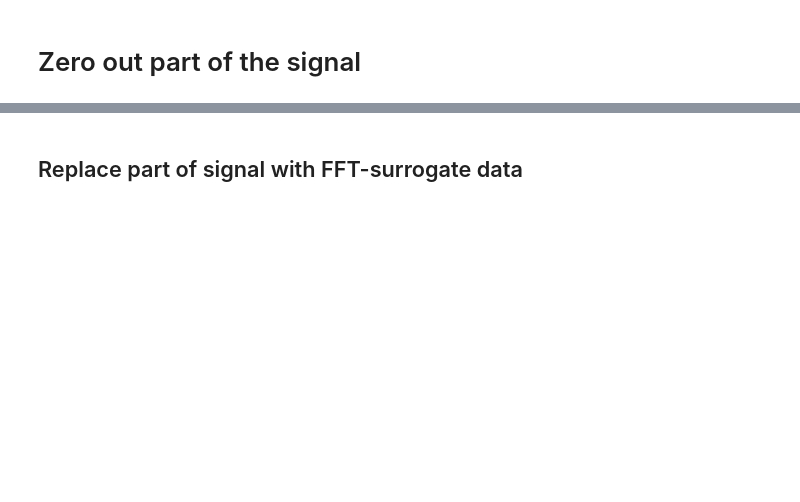
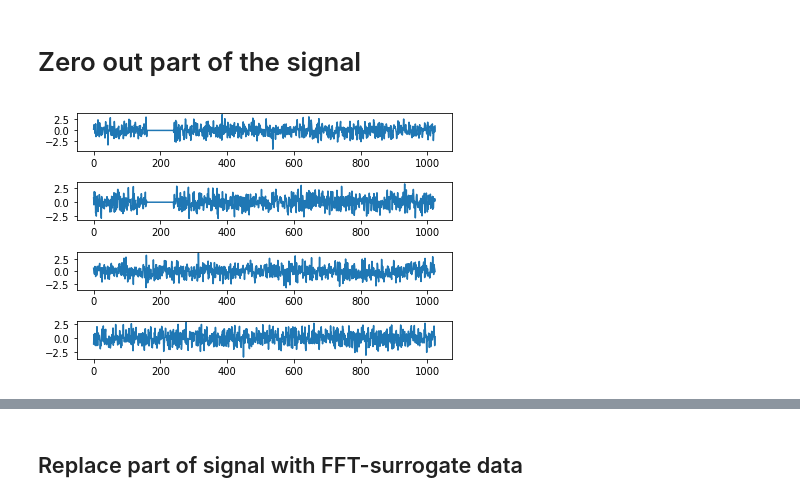
Before and after one commit to cliffordlab/sleep-convolutions-tf, a Jupyter notebook: notebooks/Examples of partial-surrogate analysis.ipynb, the cells around one changed output, grey strips where cells are left out. Drawn from its saved outputs; the diff is of its cells as text; code cells hidden in the pictures; blank space fills up the shorter version.

```diff
--- a/notebooks/Examples of partial-surrogate analysis.ipynb
+++ b/notebooks/Examples of partial-surrogate analysis.ipynb
@@ -146,30 +160,32 @@ plt.show()
 # %%
 def zero_out(X, stride=1, channels=None, width=2.5):
     if not isinstance(width, int):
         width = int(D.sr * width)
     width2 = width//2
     num_channels, num_samples = X.shape
     if channels is None:
         channels = slice(0, num_channels)
     else:
         channels = [D.channels.index(c) for c in channels]
 
     repeats = 1+num_samples//stride
     Y = np.repeat(X, repeats).reshape(-1, repeats).transpose().reshape(
         repeats, num_channels, -1)
     for i, s in enumerate(range(0, num_samples, stride)):
         s = slice(max(0, s-width2), min(num_samples-1, s+width2))
         Y[i, channels, s] = 0.0
     return Y.swapaxes(0, 1)
 
-X = np.random.randn(4, 1024)
-X = zero_out(X, stride=100, channels=['EEG1', 'EEG2'])
+X_rnd = np.random.randn(4, 1024)
+X_rnd = zero_out(X_rnd, stride=100, channels=['EEG1', 'EEG2'])
 
-for i, x in enumerate(X):
+for i, x in enumerate(X_rnd):
     plt.subplot(411+i)
     plt.plot(x[2])
 plt.tight_layout()
 plt.show()
+# %% [output]
+[figure, added]
 # %%
 stride = 10
 Xin = np.array([X[c][0] for c, _ in enumerate(D.channels)])
```
Also changed, not shown: parts of 8 cells of this notebook.
